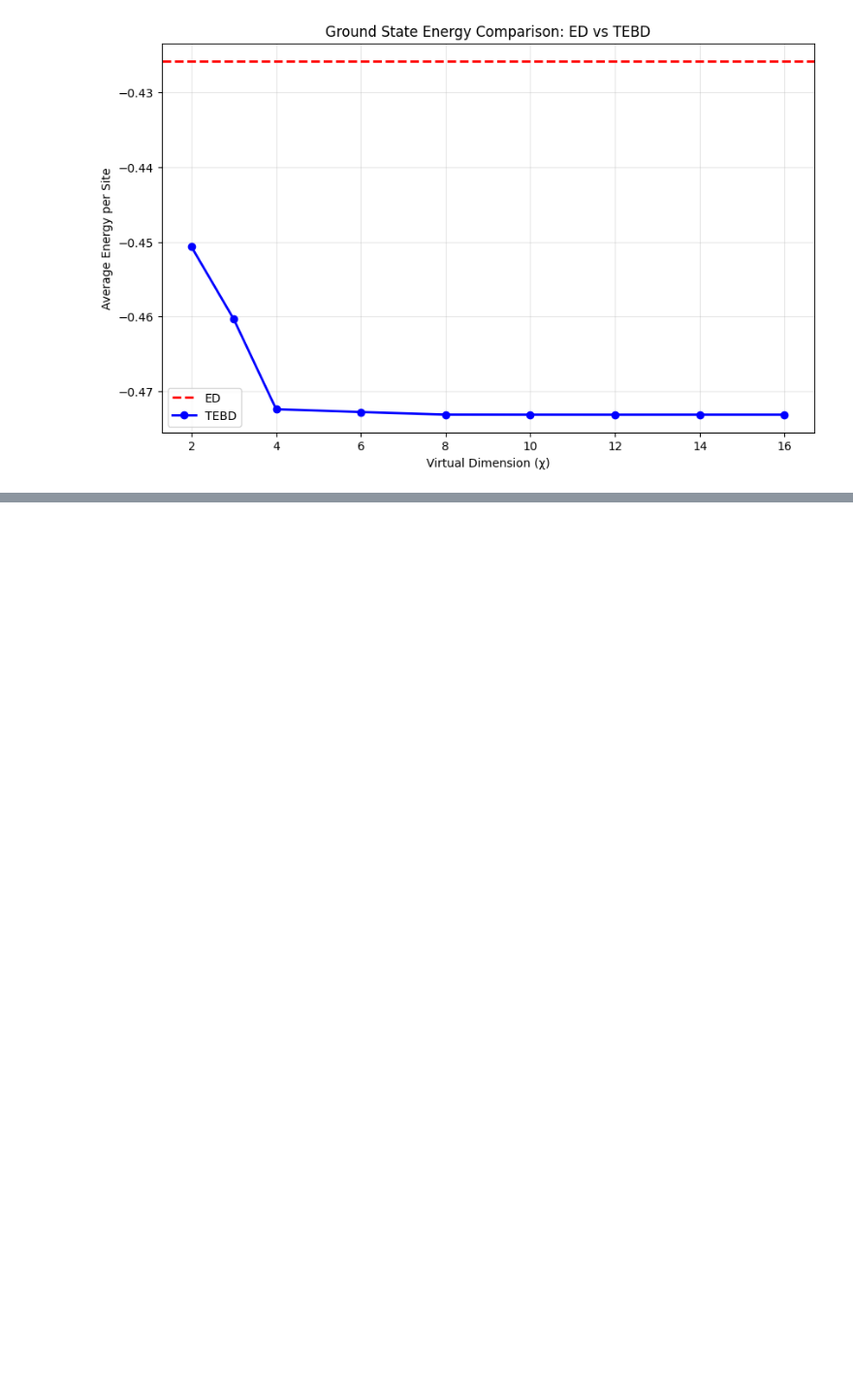
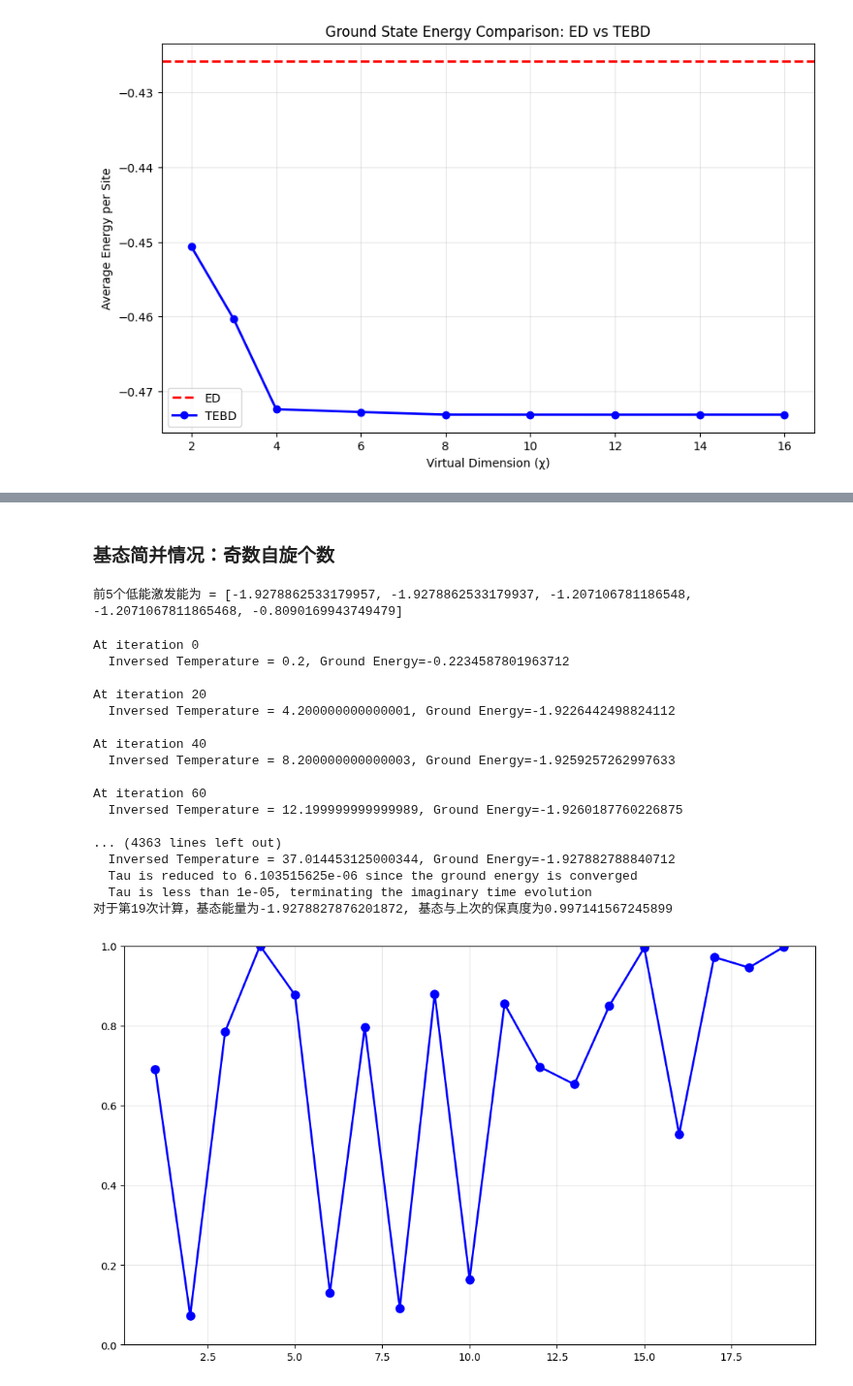
Before and after one commit to ifsheldon/tensor-network-notes, a Jupyter notebook: 5-2.ipynb, the cells around one changed output, grey strips where cells are left out. Shown at 97% size. Drawn from its saved outputs; the diff is of its cells as text; code cells hidden in the pictures; blank space fills up the shorter version.

```diff
--- a/5-2.ipynb
+++ b/5-2.ipynb
@@ -845,0 +1101,63 @@ plt.show()
+# %% [markdown]
+### 基态简并情况：奇数自旋个数
+# %%
+spin_length = 5
+interaction_positions = [[0, 1], [1, 2], [2, 3], [3, 4]]
+ground_state_length5, ground_energy_length5 = calc_ground_state(
+    hamiltonian, interaction_positions, spin_length, smallest_k=spin_length
+)
+print(f"前{spin_length}个低能激发能为 = {ground_energy_length5.tolist()}")
+# %% [output]
+前5个低能激发能为 = [-1.9278862533179957, -1.9278862533179937, -1.207106781186548, -1.2071067811865468, -0.8090169943749479]
+# %%
+prev_ground_state = None
+fidelities = []
+for i in range(rand_tries):
+    ground_state, ground_energy = imaginary_time_evolution(
+        hamiltonian=hamiltonian,
+        interaction_positions=interaction_positions,
+        tau=tau,
+        iterations=iterations,
+        time_ob=time_ob,
+        e0_converge_limit=e0_converge_limit,
+        tau_min=tau_min,
+        device=device,
+        dtype=dtype,
+        num_qubits=spin_length,
+    )
+    if prev_ground_state is not None:
+        fidelity = torch.abs(
+            torch.inner(ground_state.flatten(), prev_ground_state.flatten())
+        ).item()
+        print(
+            f"对于第{i}次计算，基态能量为{ground_energy.item()}, 基态与上次的保真度为{fidelity}\n"
+        )
+        fidelities.append(fidelity)
+    prev_ground_state = ground_state
+
+fidelities = torch.tensor(fidelities)
+plt.figure(figsize=(10, 6))
+plt.plot(range(1, len(fidelities) + 1), fidelities, "bo-", linewidth=2, markersize=8)
+plt.grid(True, alpha=0.3)
+plt.ylim(0, 1)
+plt.tight_layout()
+plt.show()
+# %% [output]
+At iteration 0
+  Inversed Temperature = 0.2, Ground Energy=-0.2234587801963712
+
+At iteration 20
+  Inversed Temperature = 4.200000000000001, Ground Energy=-1.9226442498824112
+
+At iteration 40
+  Inversed Temperature = 8.200000000000003, Ground Energy=-1.9259257262997633
+
+At iteration 60
+  Inversed Temperature = 12.199999999999989, Ground Energy=-1.9260187760226875
+
+... (4363 lines left out)
+  Inversed Temperature = 37.014453125000344, Ground Energy=-1.927882788840712
+  Tau is reduced to 6.103515625e-06 since the ground energy is converged
+  Tau is less than 1e-05, terminating the imaginary time evolution
+对于第19次计算，基态能量为-1.9278827876201872, 基态与上次的保真度为0.997141567245899
+[figure, added]
```
Also changed, not shown: parts of 14 cells of this notebook, 7 other files.
